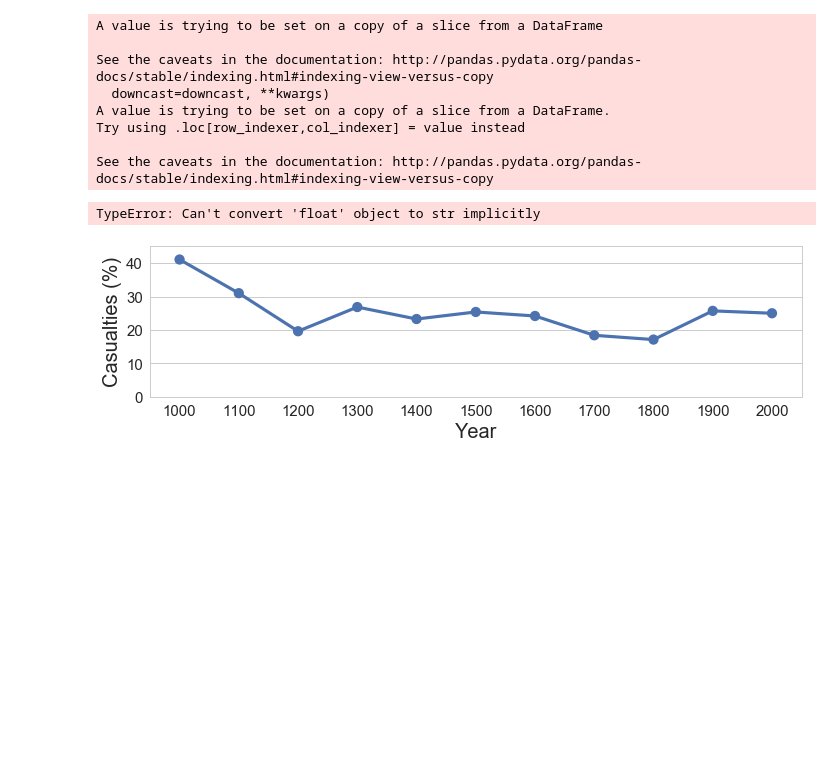
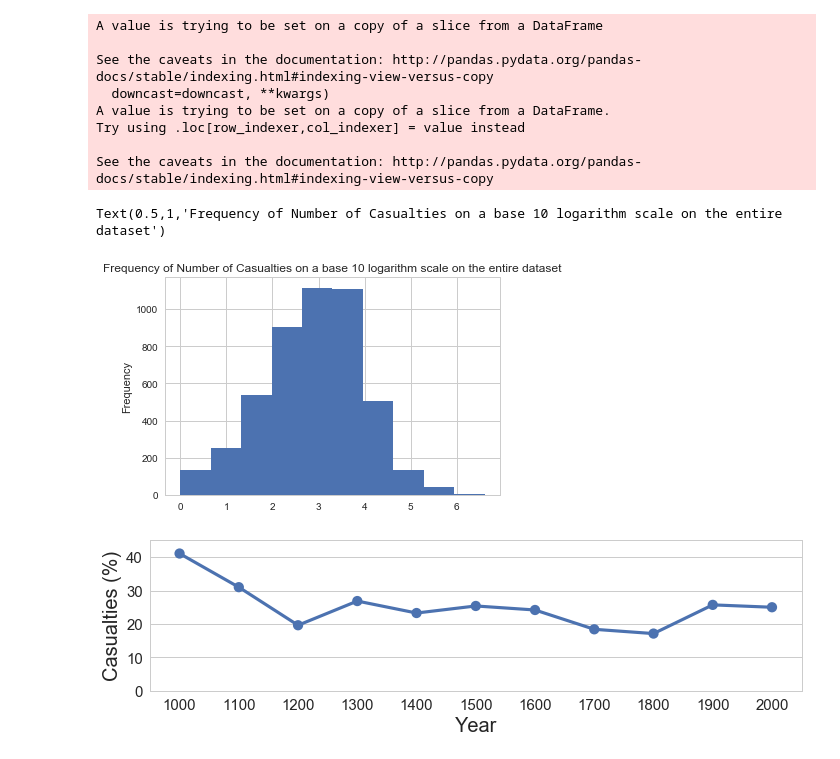
Before and after one commit to ChristianMct/ADA2017-Homeworks, a Jupyter notebook: project/Report_Notebook.ipynb, the cells around one changed output. Saved outputs shown, nothing was run; the diff lists cells and outputs as text; code cells hidden in the pictures; blank space fills up the shorter version.

```diff
--- a/project/Report_Notebook.ipynb
+++ b/project/Report_Notebook.ipynb
@@ -643,14 +643,19 @@ Try using .loc[row_indexer,col_indexer] = value instead
 
 See the caveats in the documentation: http://pandas.pydata.org/pandas-docs/stable/indexing.html#indexing-view-versus-copy
 # %%
+time_battles.casualties_1.replace(to_replace='None', value=0, inplace=True)
+time_battles.casualties_2.replace(to_replace='None', value=0, inplace=True)
+time_battles.casualties_3.replace(to_replace='None', value=0, inplace=True)
+time_battles.casualties_4.replace(to_replace='None', value=0, inplace=True)
 time_battles["casualties"] = time_battles.casualties_1 + time_battles.casualties_2 + time_battles.casualties_3 + time_battles.casualties_4
 time_battles.casualties.replace(to_replace=0, value=np.nan, inplace=True)
-print((time_battles.casualties == 0).sum())
+#print((time_battles.casualties == 0).sum())
 time_battles["log_casualties"] = np.log10(time_battles.casualties)
 time_battles.log_casualties.plot.hist()
 plt.title('Frequency of Number of Casualties on a base 10 logarithm scale on the entire dataset')
 # %% [output]
-TypeError: Can't convert 'float' object to str implicitly
+Text(0.5,1,'Frequency of Number of Casualties on a base 10 logarithm scale on the entire dataset')
+[figure, added]
 # %%
 strenCasu_battles['CasualtiesPercent'] = ((strenCasu_battles['casualties_1']*100/strenCasu_battles['strength_1'])+(strenCasu_battles['casualties_2']*100/strenCasu_battles['strength_2']))/2
 strenCasu_battles["decade"] = pd.cut(strenCasu_battles["year"], decades, labels=decades[:-1])
```
Also changed, not shown: parts of 7 cells of this notebook.
